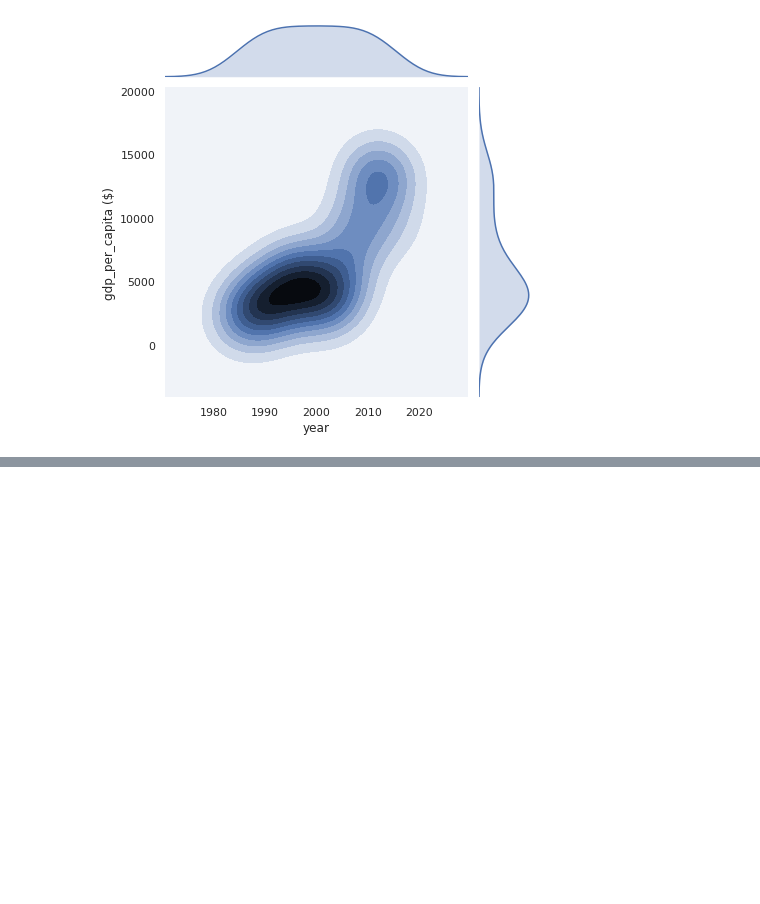
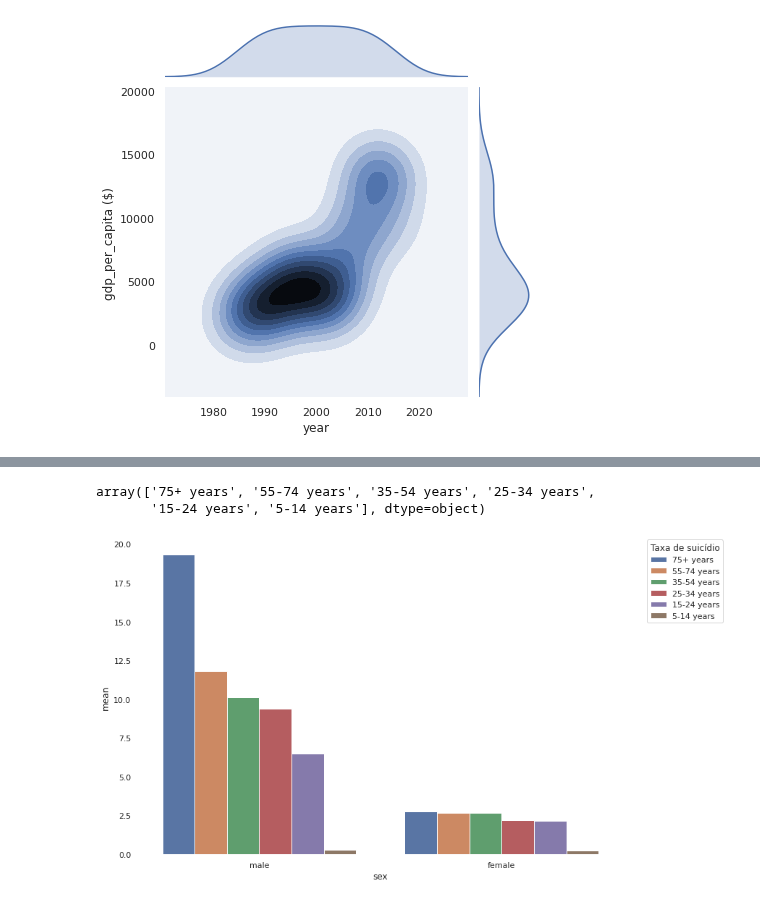
Before and after one commit to josepefg/kaggle, a Jupyter notebook: Taxa_Suicidio_Brasil.ipynb, the cells around one changed output, grey strips where cells are left out. Drawn from its saved outputs; the diff is of its cells as text; code cells hidden in the pictures; blank space fills up the shorter version.

```diff
--- a/Taxa_Suicidio_Brasil.ipynb
+++ b/Taxa_Suicidio_Brasil.ipynb
@@ -327,0 +311,10 @@ for angle in range(0, 30):
+# %%
+taxa_brasil_idade_tot = dfb.groupby(['country', 'age', 'sex']).agg({'suicides/100k pop': ['mean']}).sort_values(('suicides/100k pop', 'mean'), ascending=False).reset_index()
+taxa_brasil_idade_tot.columns = taxa_brasil_idade_tot.columns.droplevel(0)
+taxa_brasil_idade_tot.columns = ['country', 'age', 'sex', 'mean']
+# taxa_brasil_idade_tot.sort_values(['mean'])
+# %%
+taxa_brasil_idade_tot['age'].unique()
+# %% [output]
+array(['75+ years', '55-74 years', '35-54 years', '25-34 years',
+       '15-24 years', '5-14 years'], dtype=object)
@@ -327,0 +324,15 @@ for angle in range(0, 30):
+# %%
+# gráfico comparativo entre faixas de idade
+plt.figure(figsize=(12,8))
+
+ax = sns.barplot(x='sex', y='mean', hue='age', data=taxa_brasil_idade_tot)
+# ax.set(xticks=ages.text())
+# ax.set_xticklabels(list(map(int, ax.get_xticks())), rotation=45, horizontalalignment='right')
+
+sns.despine(top=True, right=True, left=True, bottom=True)
+
+plt.legend(title='Taxa de suicídio', bbox_to_anchor=(1.05, 1), loc=2, borderaxespad=0.)
+
+plt.show()
+# %% [output]
+[figure, added]
```
Also changed, not shown: parts of 6 cells of this notebook.
